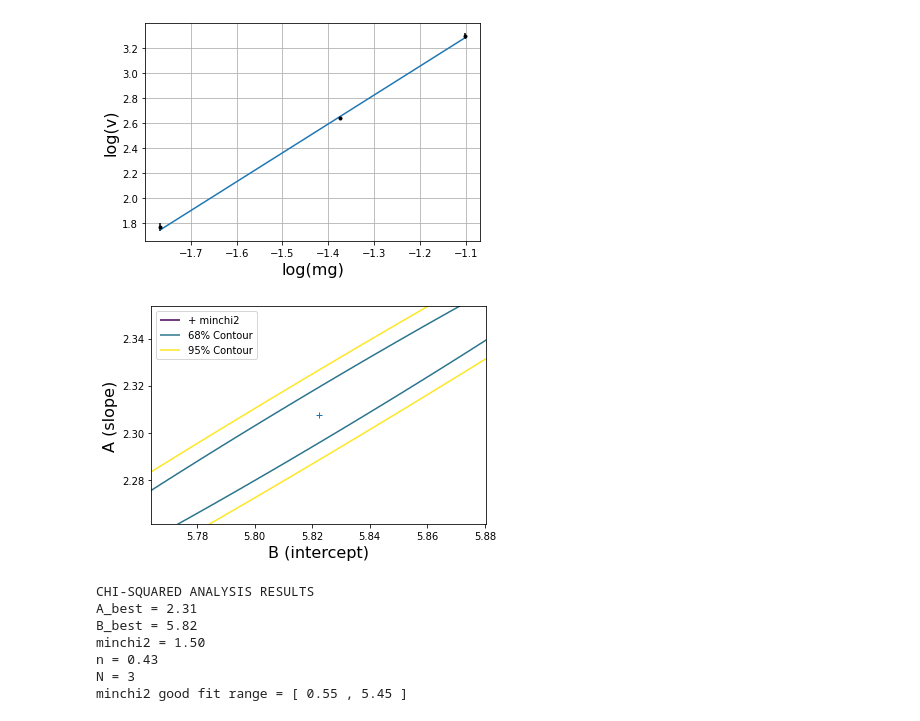
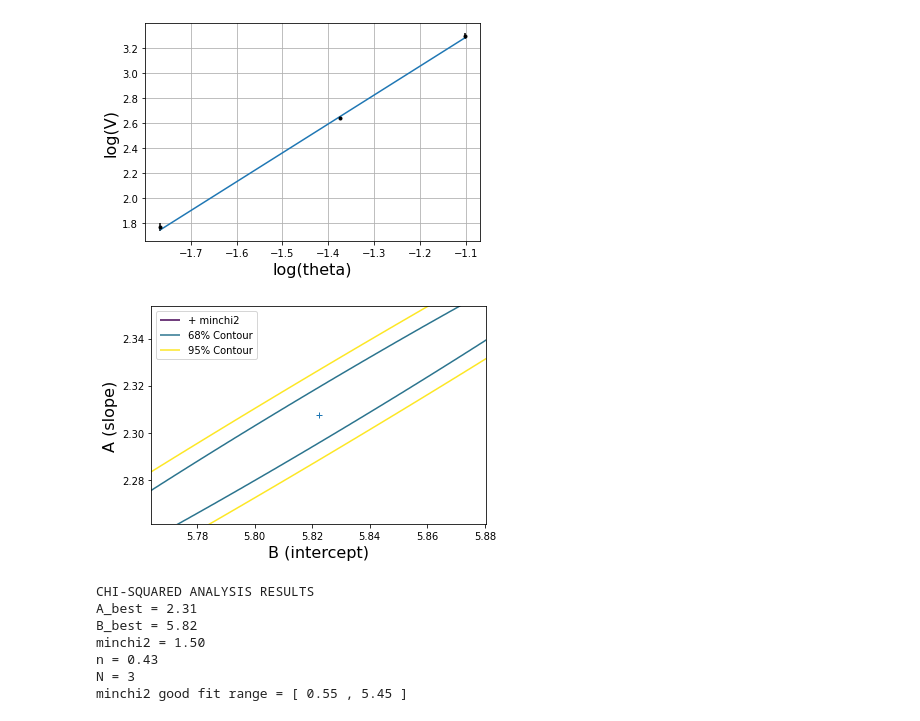
Before and after one commit to VyomSachan/scripts, a Jupyter notebook: energy_harvesting_prosthetic.ipynb, the cells around one changed output. Drawn from its saved outputs; the diff is of its cells as text; code cells hidden in the pictures.

```diff
--- a/energy_harvesting_prosthetic.ipynb
+++ b/energy_harvesting_prosthetic.ipynb
@@ -71,8 +71,8 @@ chi2=(Syy) + (A**2)*(Sxx) + (B**2)*(S0) - 2*A*Sxy - 2*B*Sy + 2*A*B*Sx
 # plot data with errorbars
 plt.figure()
 plt.errorbar(x,y,yerr,linestyle='None',fmt='.k')
-plt.xlabel('log(mg)',fontsize=16)
-plt.ylabel('log(v)',fontsize=16)
+plt.xlabel('log(theta)',fontsize=16)
+plt.ylabel('log(V)',fontsize=16)
 plt.grid(True)
 # plt.title('y vs x data and line-of-best-fit', fontsize=16)
 plt.plot(x,Abest*x+Bbest)
@@ -84,34 +84,34 @@ Z=plt.contour(B,A,chi2,levels)
 plt.ylim(Abest-0.02*Abest,Abest+0.02*Abest)
 plt.xlim(Bbest-0.01*Bbest,Bbest+0.01*Bbest)
 plt.plot(Bbest,Abest,'+')
 plt.ylabel('A (slope)',fontsize=16)
 plt.xlabel('B (intercept)',fontsize=16)
 
 # add legend
 artists, labels = Z.legend_elements()
 plt.legend(handles=artists, labels=["+ minchi2","68% Contour","95% Contour"], loc='upper left')
 plt.show()
 
 # display main results
 print("CHI-SQUARED ANALYSIS RESULTS")
 Abest_float = "{:.2f}".format(Abest)
 print("A_best =",Abest_float)
 Bbest_float = "{:.2f}".format(Bbest)
 print("B_best =",Bbest_float)
 minchi2_float = "{:.2f}".format(minchi2)
 print("minchi2 =",minchi2_float)
 n="{:.2f}".format(1/Abest)
 print("n =", n)
 print("N =", N)
 N_min_float = "{:.2f}".format(N-sqrt(2*N))
 N_max_float = "{:.2f}".format(N+sqrt(2*N))
 print("minchi2 good fit range = [",N_min_float, ",",N_max_float,"]")
 # contour68 = "{:.2f}".format(levels[1])
 # print("chi2 for 68% Contour =", contour68)
 # contour95 = "{:.2f}".format(levels[2])
 # print("chi2 for 95% Contour =", contour95)
 # %% [output]
-[figure, old version]
+[figure, new version]
 [figure]
 CHI-SQUARED ANALYSIS RESULTS
 A_best = 2.31
```
